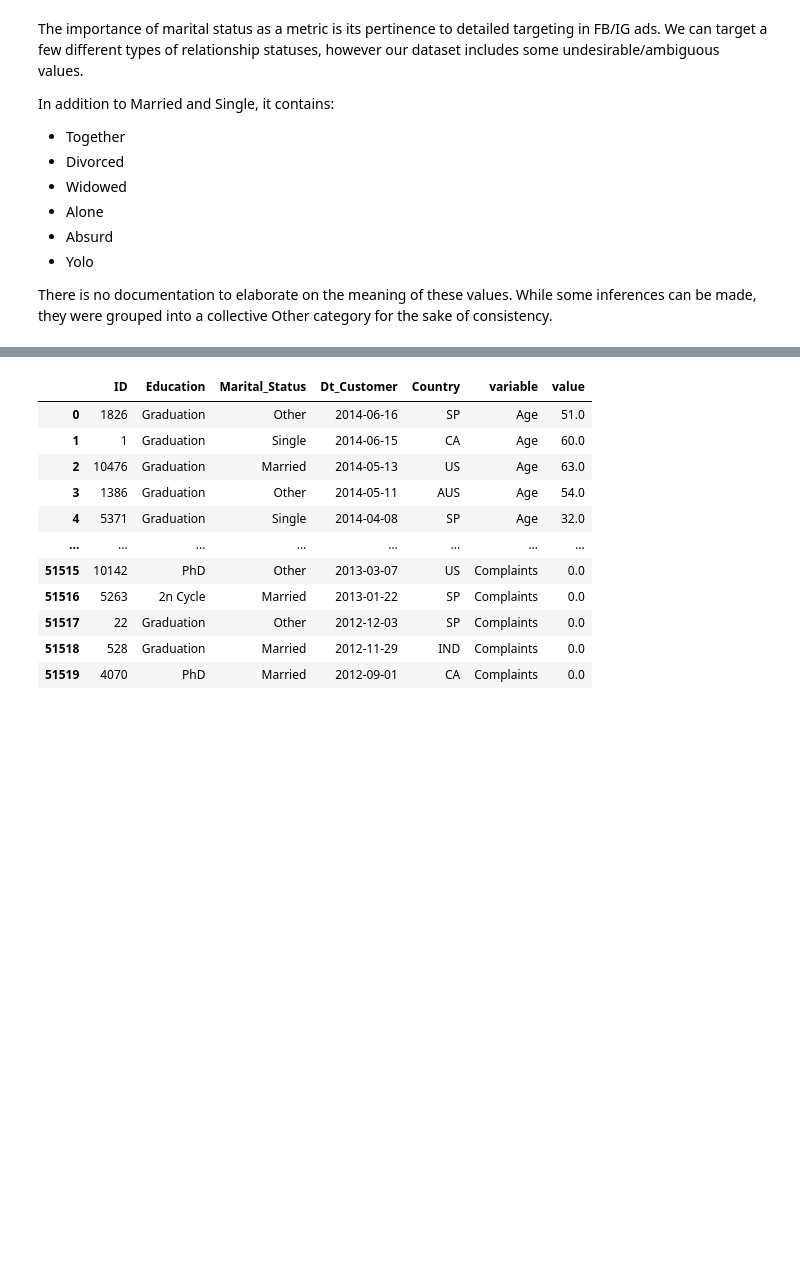
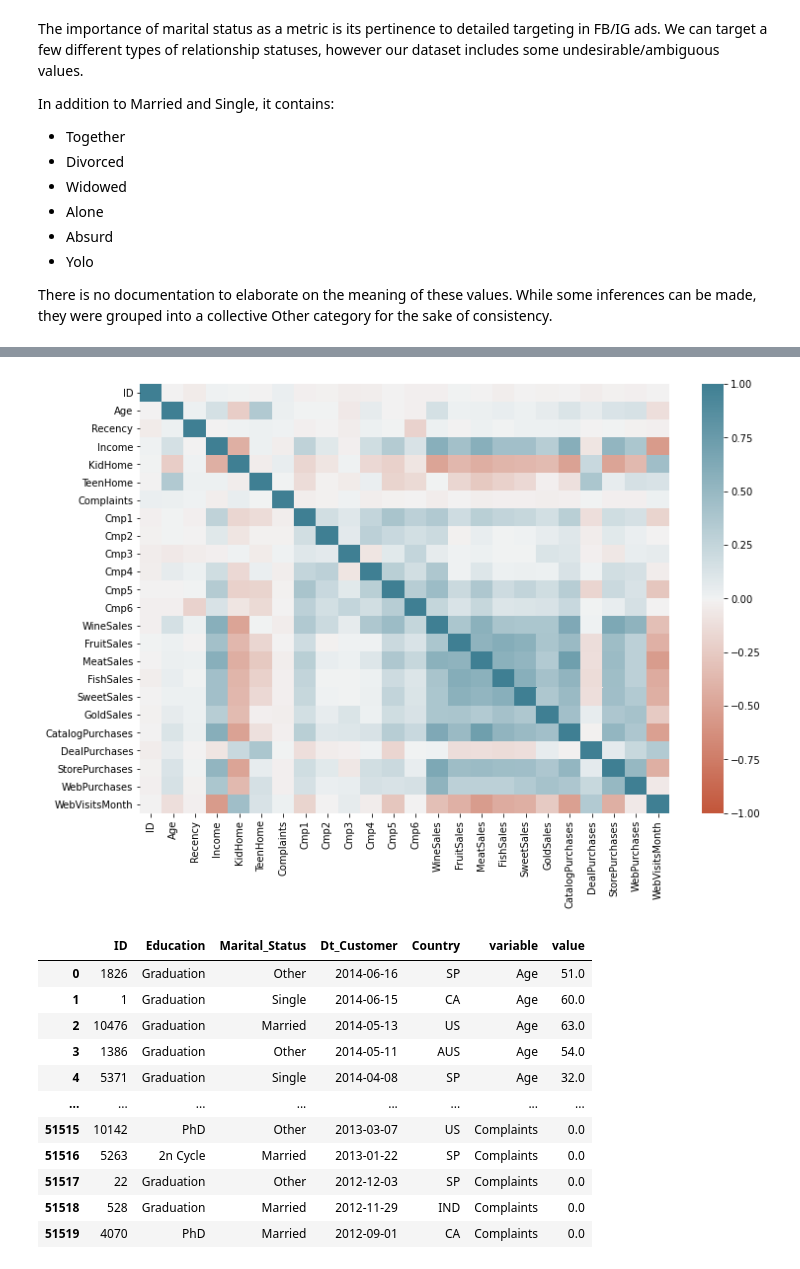
Before and after one commit to andrewbruening/Marketing-Campaign-Correlation-Matrix, a Jupyter notebook: XYZ Campaign Correlation Matrix.ipynb, the cells around one changed output, grey strips where cells are left out. Cells and saved outputs as stored; diff of their text form; code cells hidden in the pictures; blank space fills up the shorter version.

```diff
--- a/XYZ Campaign Correlation Matrix.ipynb
+++ b/XYZ Campaign Correlation Matrix.ipynb
@@ -175 +186,8 @@ shopdf['Marital_Status'] = Marital_Type
+# %%
+# Here it is again, with a more appropriate cmap
+plt.figure(figsize=(12,8))
+cmap = sns.diverging_palette(20, 220, as_cmap=True)
+heatmap = sns.heatmap(shopdf.corr(), vmin=-1, vmax=1, cmap=cmap)
+# %% [output]
+[figure, added]
 # %%
```
Also changed, not shown: parts of 7 cells of this notebook.
